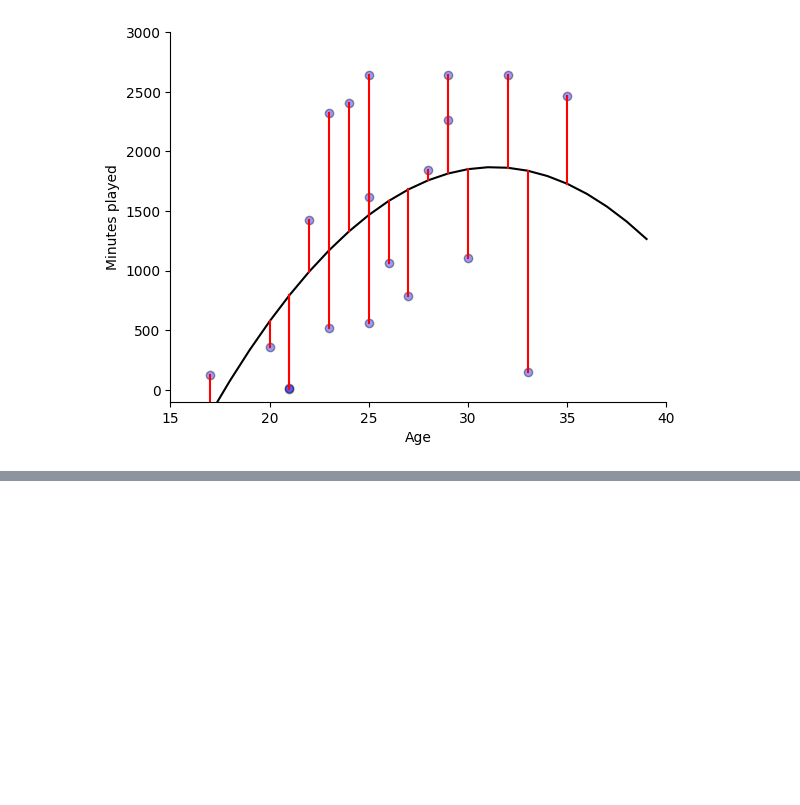
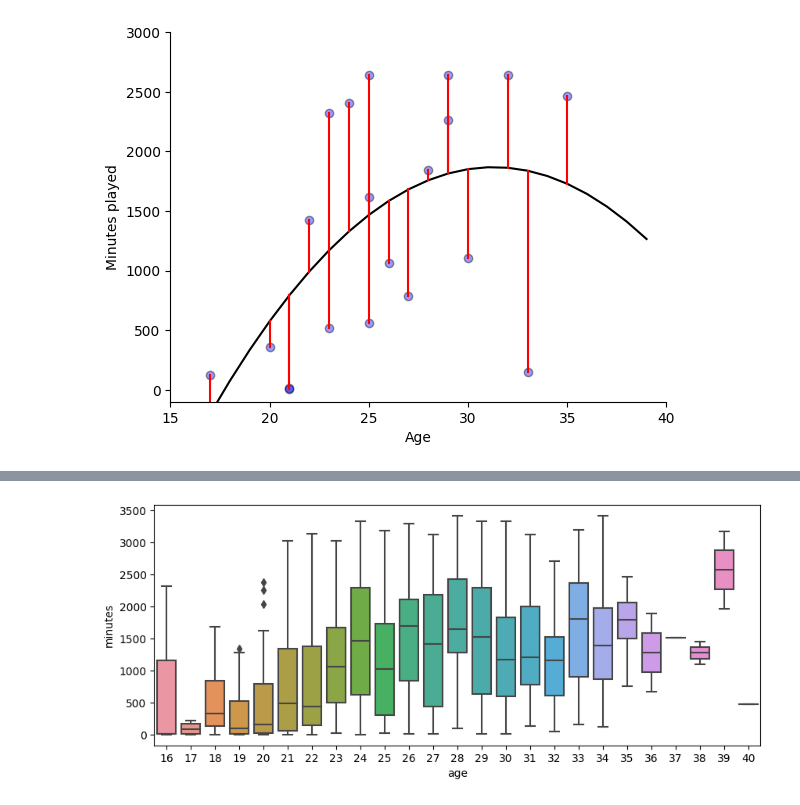
Before and after one commit to khoffLSU/footy_analytics, a Jupyter notebook: Introduction to Models.ipynb, the cells around one changed output, grey strips where cells are left out. Saved outputs shown, nothing was run; the diff lists cells and outputs as text; code cells hidden in the pictures; blank space fills up the shorter version.

Commit message:
Add Challenge and boxplot

```diff
--- a/Introduction to Models.ipynb
+++ b/Introduction to Models.ipynb
@@ -159,0 +267,6 @@ plt.show()
+# %%
+fig,ax = plt.subplots(figsize=(10,4))
+
+ax = sns.boxplot(minutes_model_all.dropna().assign(age=lambda x:x.age.astype('int')), x='age', y='minutes')
+# %% [output]
+[figure, added]
```
Also changed, not shown: parts of 15 cells of this notebook.
